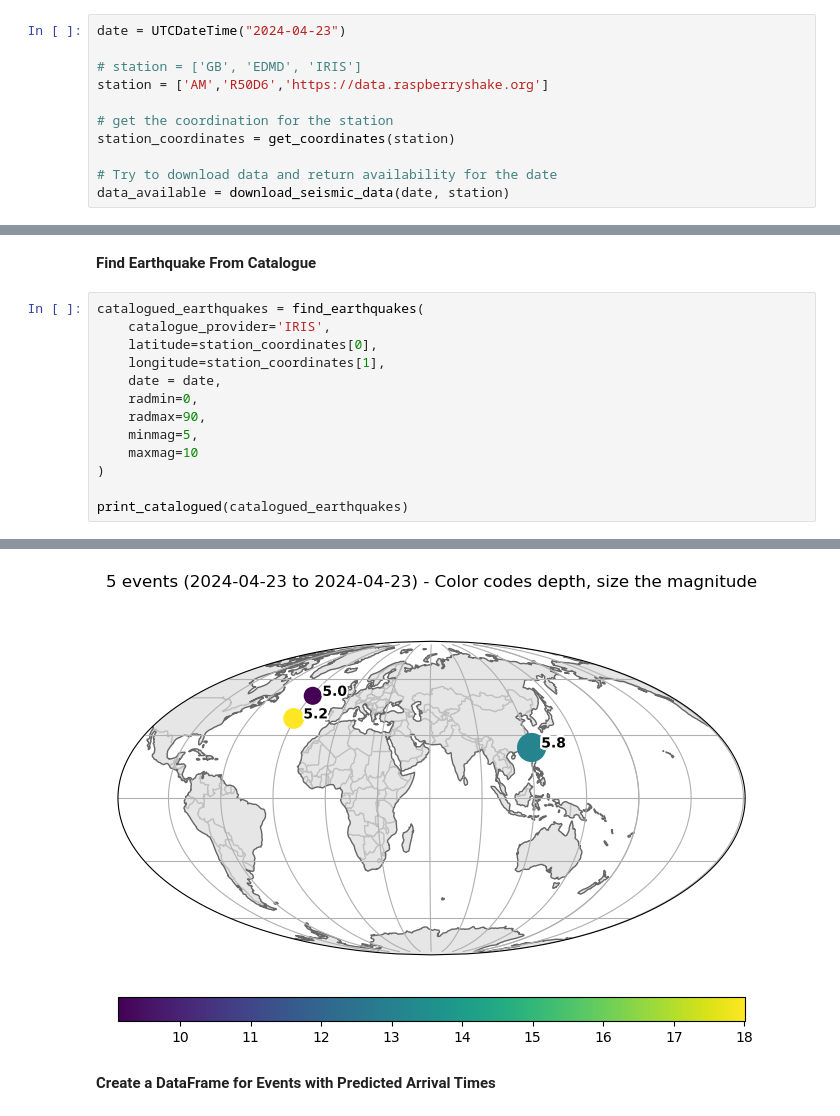
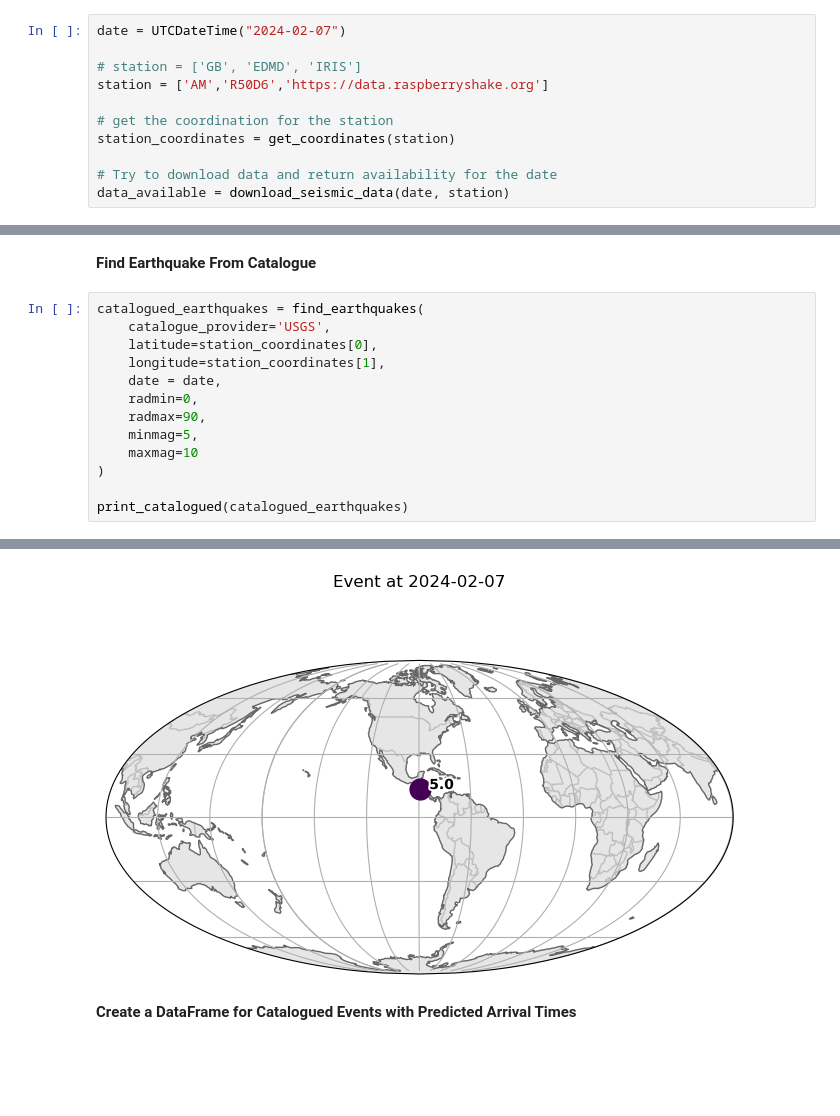
Before and after one commit to QingyuanZhangTony/Earthquake-Identification-And-Notification, a Jupyter notebook: interactiveMain.ipynb, the cells around one changed output, grey strips where cells are left out. Drawn from its saved outputs; the diff is of its cells as text; blank space fills up the shorter version.

```diff
--- a/interactiveMain.ipynb
+++ b/interactiveMain.ipynb
@@ -12,7 +13,7 @@ from obspy import UTCDateTime
 # %% [markdown]
 **Set Date And Station**
 # %%
-date = UTCDateTime("2024-04-23")
+date = UTCDateTime("2024-02-07")
 
 # station = ['GB', 'EDMD', 'IRIS']
 station = ['AM','R50D6','https://data.raspberryshake.org']
@@ -52,7 +53,7 @@ plt.close()
 **Find Earthquake From Catalogue**
 # %%
 catalogued_earthquakes = find_earthquakes(
-    catalogue_provider='IRIS',
+    catalogue_provider='USGS',
     latitude=station_coordinates[0],
     longitude=station_coordinates[1],
     date = date,
@@ -74,6 +71,6 @@ Number of Identified Earthquakes: 5
-[figure, old version]
+[figure, new version]
 # %% [markdown]
-**Create a DataFrame for Events with Predicted Arrival Times**
+**Create a DataFrame for Catalogued Events with Predicted Arrival Times**
 # %%
 df_catalogued = create_df_with_prediction(catalogued_earthquakes, station_coordinates)
 df_catalogued
```
Also changed, not shown: parts of 18 cells of this notebook, 3 other files.
